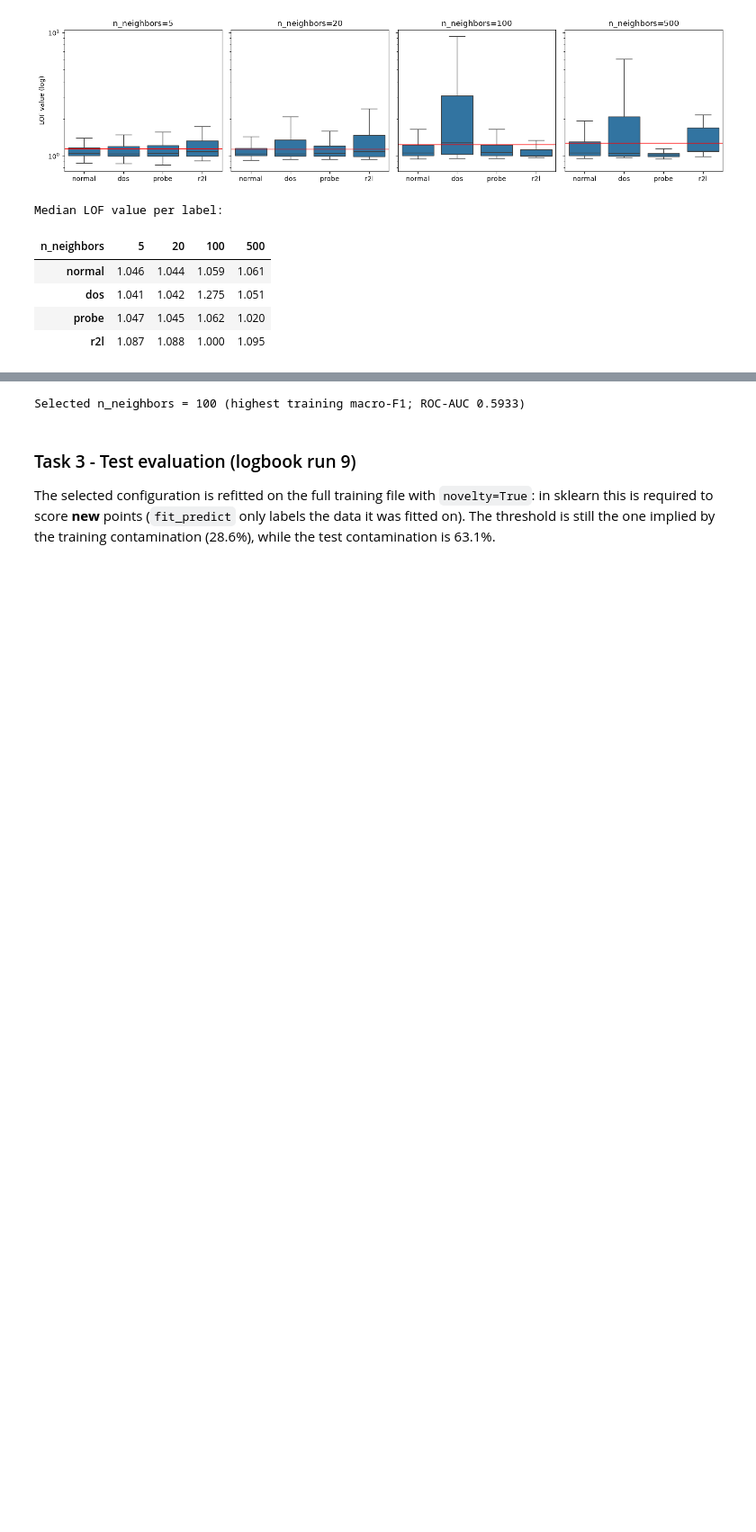
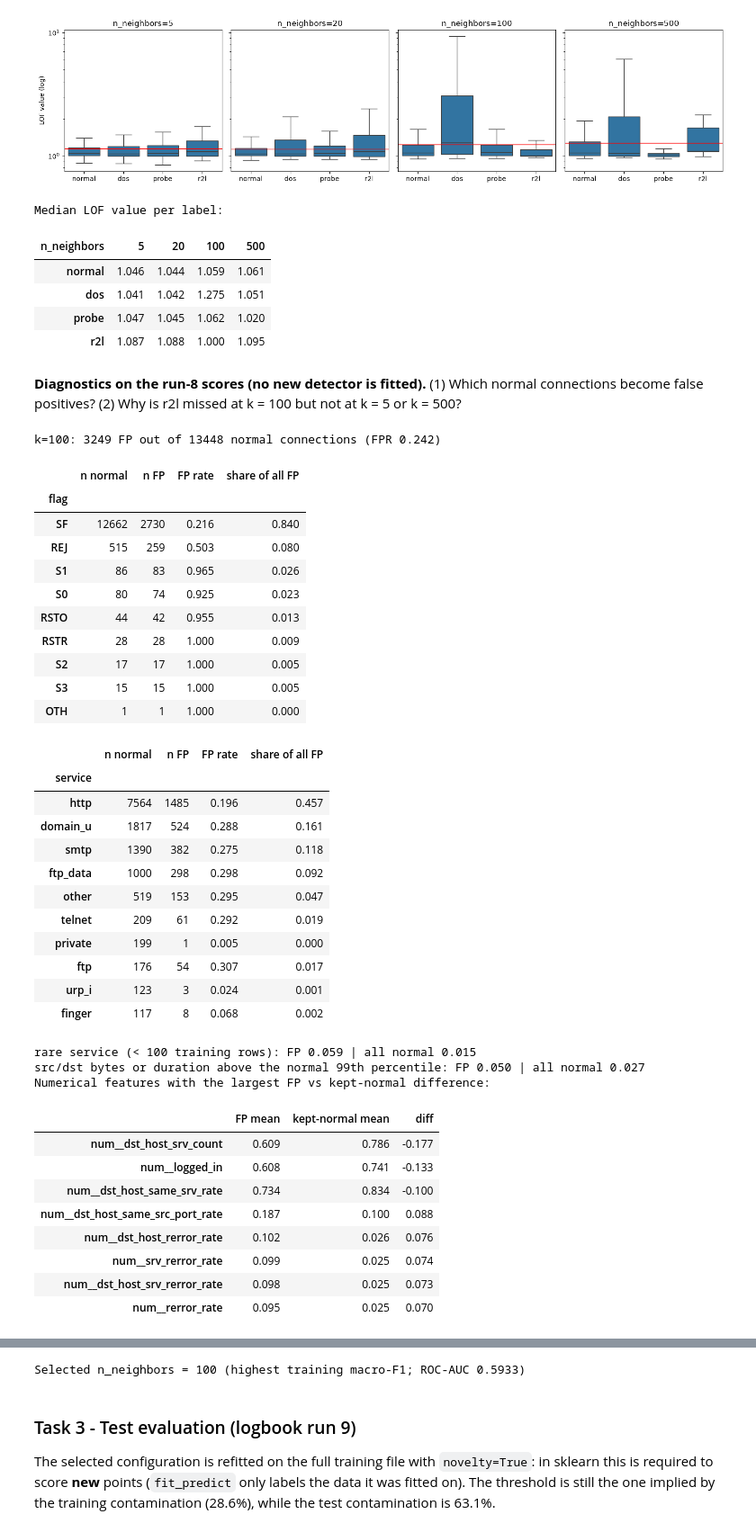
Before and after one commit to HaxelThePenguine/AI-Cybersecurity_labs2026, a Jupyter notebook: Lab_03/lab3_task3.ipynb, the cells around one changed output, grey strips where cells are left out. Shown at 90% size. Cells and saved outputs as stored; diff of their text form; code cells hidden in the pictures; blank space fills up the shorter version.

Commit message:
Task 3: FP and r2l diagnostics, corrected interpretation

```diff
--- a/Lab_03/lab3_task3.ipynb
+++ b/Lab_03/lab3_task3.ipynb
@@ -172,3 +172,66 @@ Median LOF value per label:
 | dos | 1.041 | 1.042 | 1.275 | 1.051 |
 | probe | 1.047 | 1.045 | 1.062 | 1.020 |
 | r2l | 1.087 | 1.088 | 1.000 | 1.095 |
+# %% [markdown]
+**Diagnostics on the run-8 scores (no new detector is fitted).** (1) Which normal connections become false positives? (2) Why is r2l missed at k = 100 but not at k = 5 or k = 500?
+# %%
+# (1) False positives at k=100: FP rate within each flag / service, and feature differences vs correctly kept normals
+k = 100
+norm = y_train_lab == 'normal'
+fp = norm & (LOF_SCORE[k] > LOF_RES[k]['LOF_threshold'])
+tn = norm & ~fp
+print(f'k={k}: {fp.sum()} FP out of {norm.sum()} normal connections (FPR {fp.sum()/norm.sum():.3f})')
+for col in ['flag', 'service']:
+    t = pd.DataFrame({'n normal': train_raw.loc[norm, col].value_counts(),
+                      'n FP': train_raw.loc[fp, col].value_counts()}).fillna(0).astype(int)
+    t['FP rate'] = (t['n FP'] / t['n normal']).round(3)
+    t['share of all FP'] = (t['n FP'] / fp.sum()).round(3)
+    display(t.sort_values('n normal', ascending=False).head(10))
+svc_n = train_raw['service'].map(train_raw['service'].value_counts())
+big = {c: train_raw.loc[norm, c].quantile(0.99) for c in ['src_bytes', 'dst_bytes', 'duration']}
+print('rare service (< 100 training rows): FP', f'{(svc_n[fp] < 100).mean():.3f}', '| all normal', f'{(svc_n[norm] < 100).mean():.3f}')
+print('src/dst bytes or duration above the normal 99th percentile: FP',
+      f'{np.mean(np.any([train_raw.loc[fp, c] > v for c, v in big.items()], axis=0)):.3f}', '| all normal',
+      f'{np.mean(np.any([train_raw.loc[norm, c] > v for c, v in big.items()], axis=0)):.3f}')
+num = pd.DataFrame(X_train[:, :35], columns=FEATURE_NAMES[:35])
+d = pd.DataFrame({'FP mean': num[fp].mean(), 'kept-normal mean': num[tn].mean()})
+d['diff'] = d['FP mean'] - d['kept-normal mean']
+print('Numerical features with the largest FP vs kept-normal difference:')
+display(d.reindex(d['diff'].abs().sort_values(ascending=False).index).head(8).round(3))
+# %% [output]
+k=100: 3249 FP out of 13448 normal connections (FPR 0.242)
+|  | n normal | n FP | FP rate | share of all FP |
+| flag |  |  |  |  |
+| SF | 12662 | 2730 | 0.216 | 0.840 |
+| REJ | 515 | 259 | 0.503 | 0.080 |
+| S1 | 86 | 83 | 0.965 | 0.026 |
+| S0 | 80 | 74 | 0.925 | 0.023 |
+| RSTO | 44 | 42 | 0.955 | 0.013 |
+| RSTR | 28 | 28 | 1.000 | 0.009 |
+| S2 | 17 | 17 | 1.000 | 0.005 |
+| S3 | 15 | 15 | 1.000 | 0.005 |
+| OTH | 1 | 1 | 1.000 | 0.000 |
+|  | n normal | n FP | FP rate | share of all FP |
+| service |  |  |  |  |
+| http | 7564 | 1485 | 0.196 | 0.457 |
+| domain_u | 1817 | 524 | 0.288 | 0.161 |
+| smtp | 1390 | 382 | 0.275 | 0.118 |
+| ftp_data | 1000 | 298 | 0.298 | 0.092 |
+| other | 519 | 153 | 0.295 | 0.047 |
+| telnet | 209 | 61 | 0.292 | 0.019 |
+| private | 199 | 1 | 0.005 | 0.000 |
+| ftp | 176 | 54 | 0.307 | 0.017 |
+| urp_i | 123 | 3 | 0.024 | 0.001 |
+| finger | 117 | 8 | 0.068 | 0.002 |
+rare service (< 100 training rows): FP 0.059 | all normal 0.015
+src/dst bytes or duration above the normal 99th percentile: FP 0.050 | all normal 0.027
+Numerical features with the largest FP vs kept-normal difference:
+|  | FP mean | kept-normal mean | diff |
+| num__dst_host_srv_count | 0.609 | 0.786 | -0.177 |
+| num__logged_in | 0.608 | 0.741 | -0.133 |
+| num__dst_host_same_srv_rate | 0.734 | 0.834 | -0.100 |
+| num__dst_host_same_src_port_rate | 0.187 | 0.100 | 0.088 |
+| num__dst_host_rerror_rate | 0.102 | 0.026 | 0.076 |
+| num__srv_rerror_rate | 0.099 | 0.025 | 0.074 |
+| num__dst_host_srv_rerror_rate | 0.098 | 0.025 | 0.073 |
+| num__rerror_rate | 0.095 | 0.025 | 0.070 |
```
Also changed, not shown: parts of 2 cells of this notebook, 1 other file.
